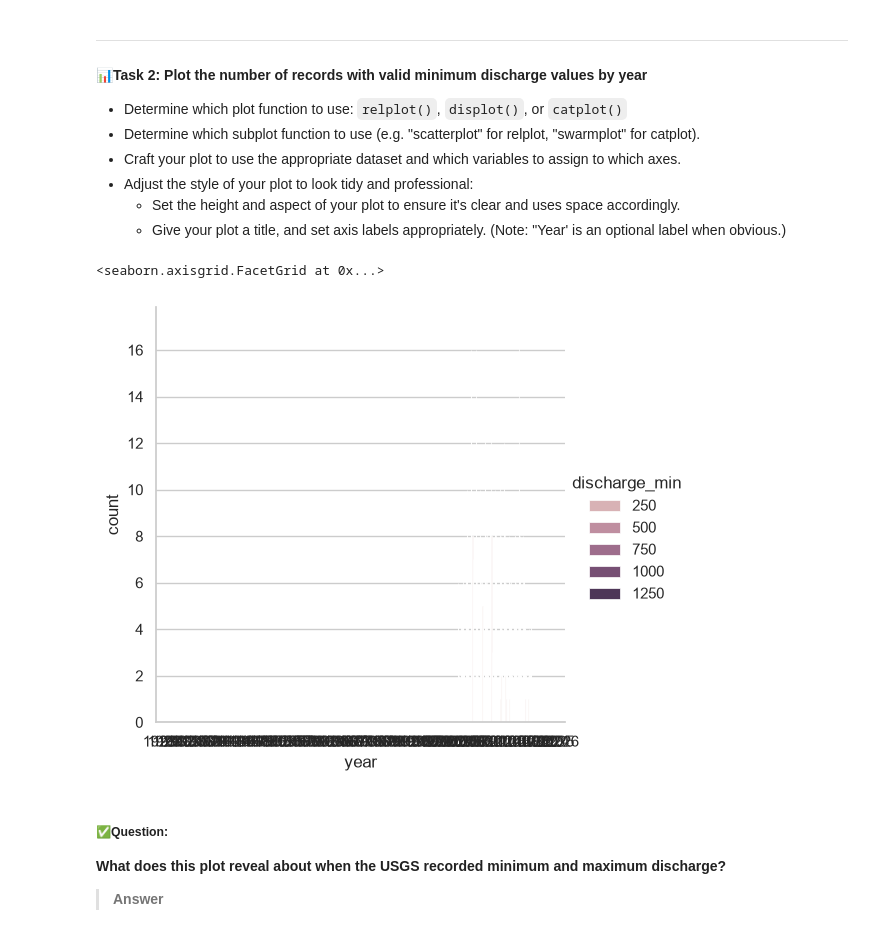
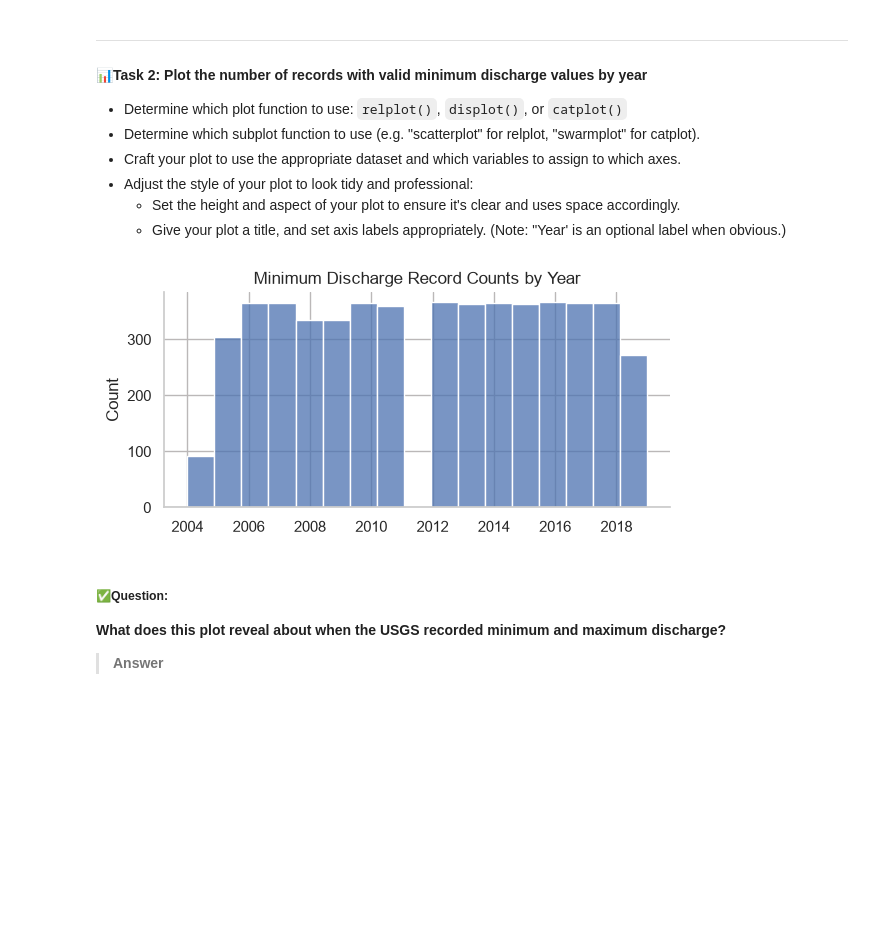
Before and after one commit to lamthieu1101/ENV700, a Jupyter notebook: lessons/M5-L-visualization-exercises.ipynb, the cells around one changed output. Saved outputs shown, nothing was run; the diff lists cells and outputs as text; code cells hidden in the pictures; blank space fills up the shorter version.

```diff
--- a/lessons/M5-L-visualization-exercises.ipynb
+++ b/lessons/M5-L-visualization-exercises.ipynb
@@ -97,11 +98,9 @@ USGS_flow['month_abb'] = pd.Categorical(
 )
 # %%
 #Create a column indicating whether the record was collected before, during, or after dam construction
-def year_class(year):
-    if year==1982: return 'After'
-    elif year >= 1979: return 'Before'
-    else: return 'During'
+def dam_status(year):
+    if year < 1978: return 'Before'
+    elif year < 1981: return 'During'
+    else: return 'After'
 
-USGS_flow['year_class'] = USGS_flow['year'].map(year_class)
-
-USGS_flow.describe()
+USGS_flow['dam'] = USGS_flow['year'].map(dam_status)
@@ -134,7 +123,15 @@ USGS_flow.head(5)
 * Set two of the theme's runtime configuration (`rc`) options. ([Hint](https://seaborn.pydata.org/generated/seaborn.axes_style.html))
 # %%
 # Set the default theme attributes
-sns.set_theme(style='whitegrid')
+sns.set_theme(
+    style='whitegrid',
+    context='notebook',
+    palette='deep',
+    rc = {
+        'grid.color': "#BBB8B8",
+        'grid.linestyle': '-',
+    }
+)
 # %% [markdown]
 #### 📊Task 1: Plot discharge over time
 * Create a line plot showing values of mean discharge over the span of the data we have.
@@ -179,17 +184,20 @@ sns.relplot(
     - Give your plot a title, and set axis labels appropriately. (Note: "Year' is an optional label when obvious.)
 # %%
 # Plot the number of records by year
-sns.catplot(
-    data=USGS_flow,
-    hue='discharge_min',
-    x ='year',
-    kind = 'count',
-    linewidth = 0.5,
+g = sns.displot(
+    data = USGS_flow.loc[USGS_flow['discharge_min'].notna()],
+    x = 'year',
+    height=3,
+    aspect=2
+)
 
-)
+g.set(
+    title = "Minimum Discharge Record Counts by Year",
+    xlabel="",
+    ylabel="Count"
+);
 # %% [output]
-<seaborn.axisgrid.FacetGrid at 0x...>
-[figure, old version]
+[figure, new version]
 # %% [markdown]
 ##### ✅Question:
 **What does this plot reveal about when the USGS recorded minimum and maximum discharge?**
```
Also changed, not shown: parts of 7 cells of this notebook.
